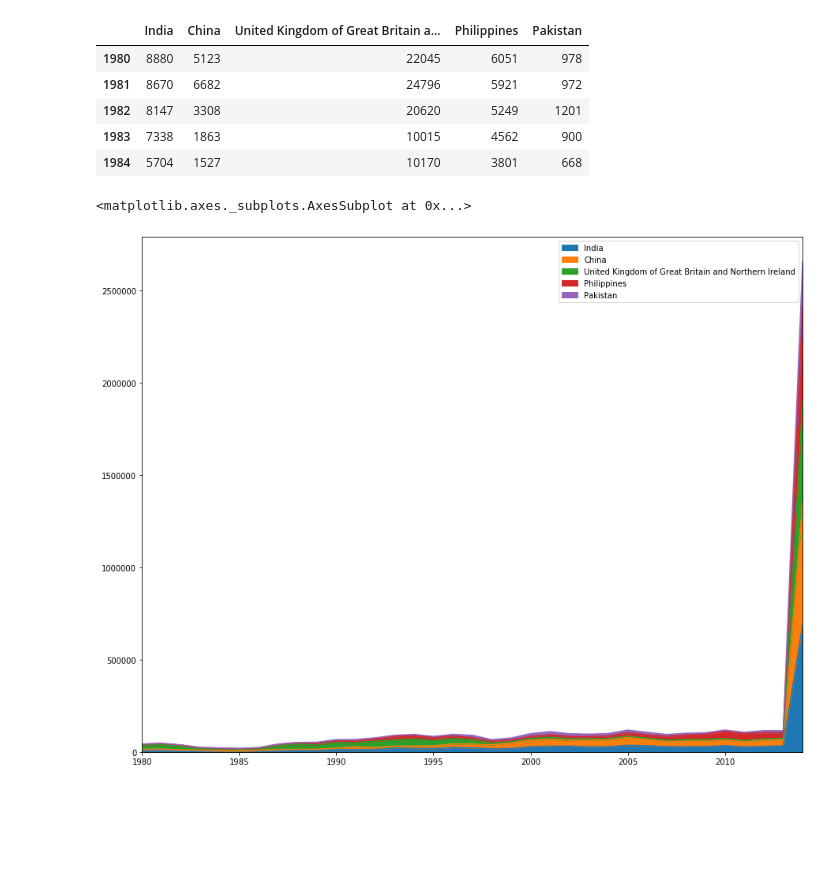
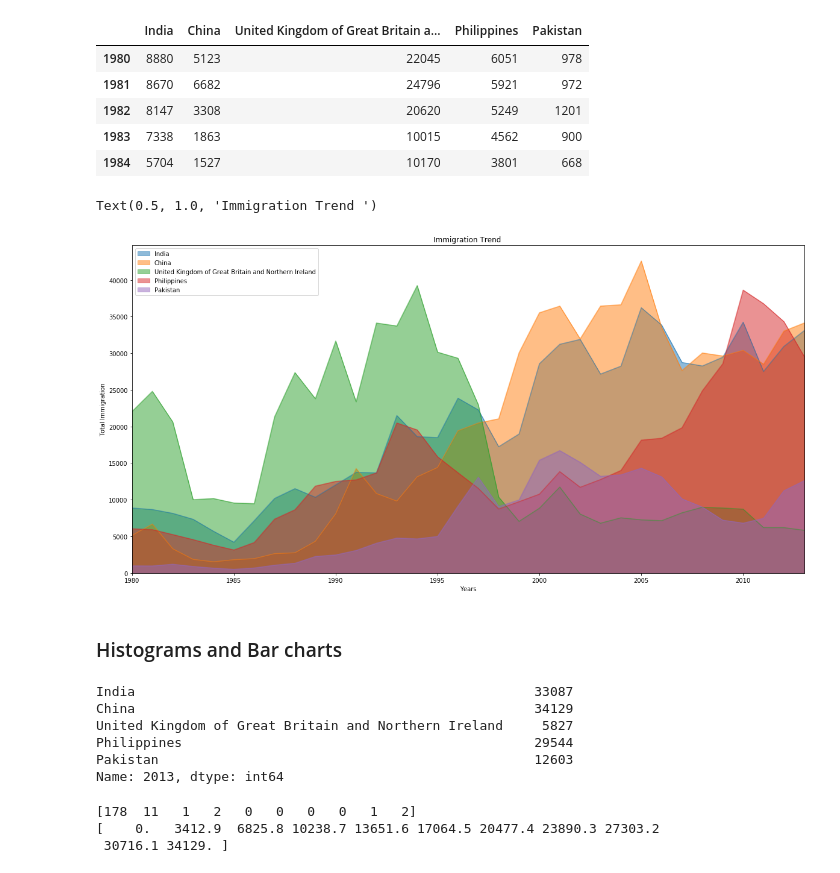
Before and after one commit to mawusicharles/Tutorial-Practice, a Jupyter notebook: Data Visualization .ipynb, the cells around one changed output. Drawn from its saved outputs; the diff is of its cells as text; code cells hidden in the pictures; blank space fills up the shorter version.

Commit message:
bar graph added

```diff
--- a/Data Visualization .ipynb
+++ b/Data Visualization .ipynb
@@ -511,3 +511,6 @@ Top5
 | Philippines | 6051 | 5921 | 5249 | 4562 | 3801 | 3150 | 4166 | 7360 | 8639 | 11865 | ... | ... |
 | Pakistan | 978 | 972 | 1201 | 900 | 668 | 514 | 691 | 1072 | 1334 | 2261 | ... | ... |
 5 rows × 35 columns
+# %%
+years = list(map(str, np.arange(1980, 2014, 1)))
+years
@@ -514,5 +535,5 @@ Top5
 # %%
-top5_df=Top5.T
+top5_df=Top5[years].T
 top5_df.head()
 # %% [output]
 |  | India | China | United Kingdom of Great Britain a... | Philippines | Pakistan |
@@ -526,5 +544,0 @@ d
-# %%
-Top5.T.plot(kind="Area", figsize=(20, 10))
-# %% [output]
-<matplotlib.axes._subplots.AxesSubplot at 0x...>
-[figure, removed]
@@ -530,0 +547,22 @@ Top5.T.plot(kind="Area", figsize=(20, 10))
+# %%
+# changing the year to integer for ploting
+top5_df.index=top5_df.index.map(int)
+ax=top5_df.plot(kind="Area", alpha =0.5, stacked=False, figsize=(20, 10))
+ax.set_xlabel("Years")
+ax.set_ylabel("Total Immigration")
+ax.set_title("Immigration Trend ")
+# %% [output]
+Text(0.5, 1.0, 'Immigration Trend ')
+[figure, added]
+# %% [markdown]
+### Histograms and Bar charts
+# %%
+imm_2013= df_can["2013"].T
+imm_2013.head()
+# %% [output]
+India                                                   33087
+China                                                   34129
+United Kingdom of Great Britain and Northern Ireland     5827
+Philippines                                             29544
+Pakistan                                                12603
+Name: 2013, dtype: int64
@@ -530,0 +571,10 @@ Top5.T.plot(kind="Area", figsize=(20, 10))
+# %%
+# np.histogram returns 2 values
+count, bin_edges = np.histogram(imm_2013)
+
+print(count) # frequency count
+print(bin_edges) # bin ranges, default = 10 bins
+# %% [output]
+[178  11   1   2   0   0   0   0   1   2]
+[    0.   3412.9  6825.8 10238.7 13651.6 17064.5 20477.4 23890.3 27303.2
+ 30716.1 34129. ]
```
Also changed, not shown: parts of 15 cells of this notebook.
